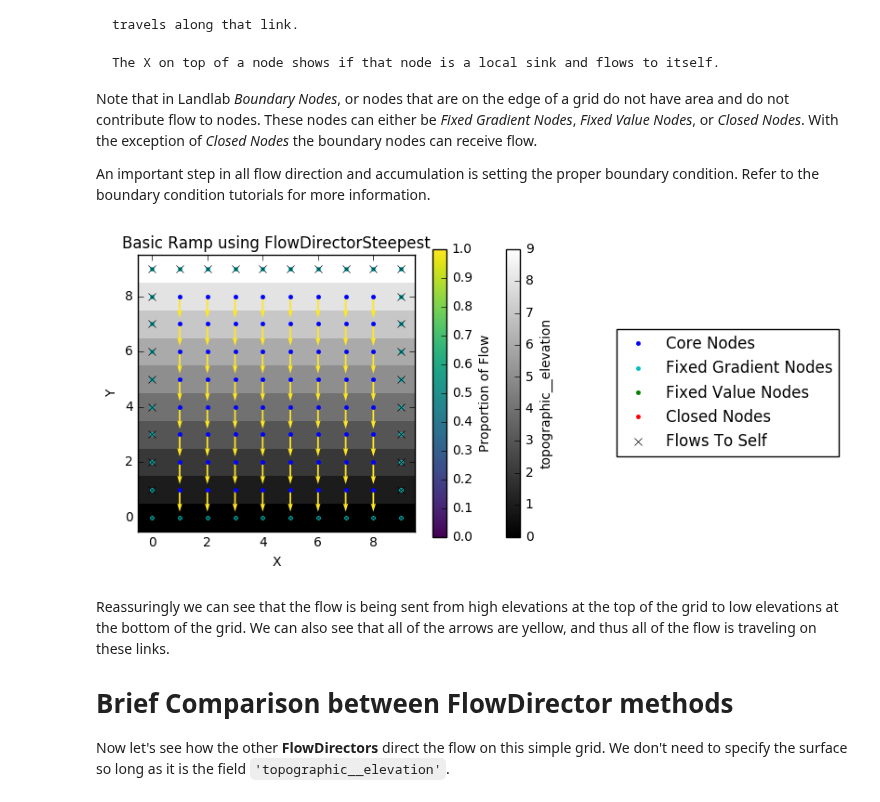
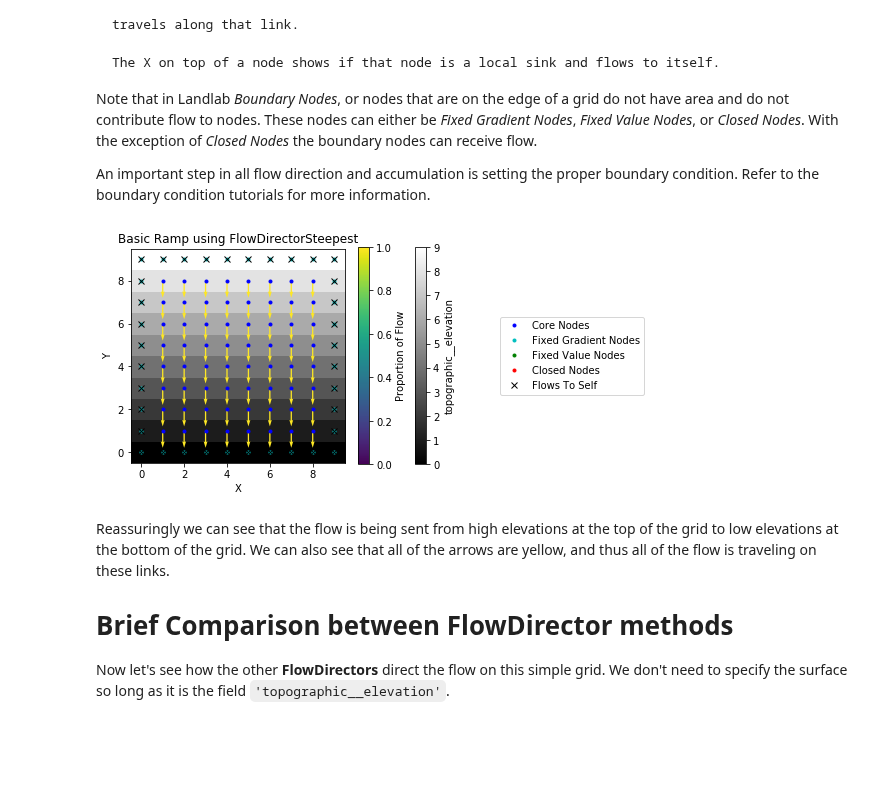
Before and after one commit to landlab/tutorials, a Jupyter notebook: flow_direction_and_accumulation/the_FlowDirectors.ipynb, the cells around one changed output. Drawn from its saved outputs; the diff is of its cells as text; code cells hidden in the pictures; blank space fills up the shorter version.

Commit message:
adding plt.figure() before drainage plot
since the errors associated with these notebooks seem to have to do with confusion regarding if its an ax2d or 3d

```diff
--- a/flow_direction_and_accumulation/the_FlowDirectors.ipynb
+++ b/flow_direction_and_accumulation/the_FlowDirectors.ipynb
@@ -114,9 +114,10 @@ Note that in Landlab *Boundary Nodes*, or nodes that are on the edge of a grid d
 
 An important step in all flow direction and accumulation is setting the proper boundary condition. Refer to the boundary condition tutorials for more information.
 # %%
+plt.figure()
 drainage_plot(mg1, title='Basic Ramp using FlowDirectorSteepest')
 # %% [output]
-[figure, old version]
+[figure, new version]
 # %% [markdown]
 Reassuringly we can see that the flow is being sent from high elevations at the top of the grid to low elevations at the bottom of the grid. We can also see that all of the arrows are yellow, and thus all of the flow is traveling on these links.
 
```
Also changed, not shown: parts of 10 cells of this notebook.
